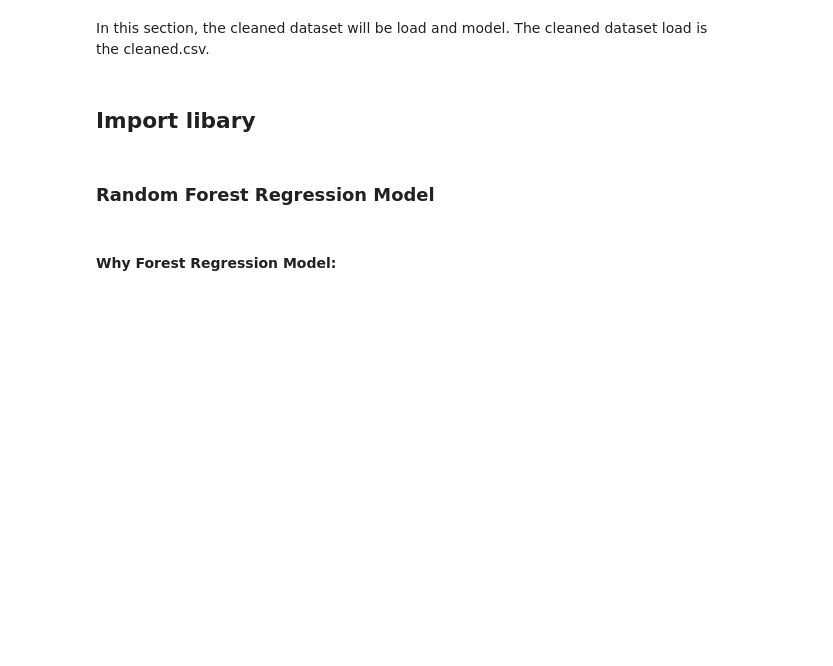
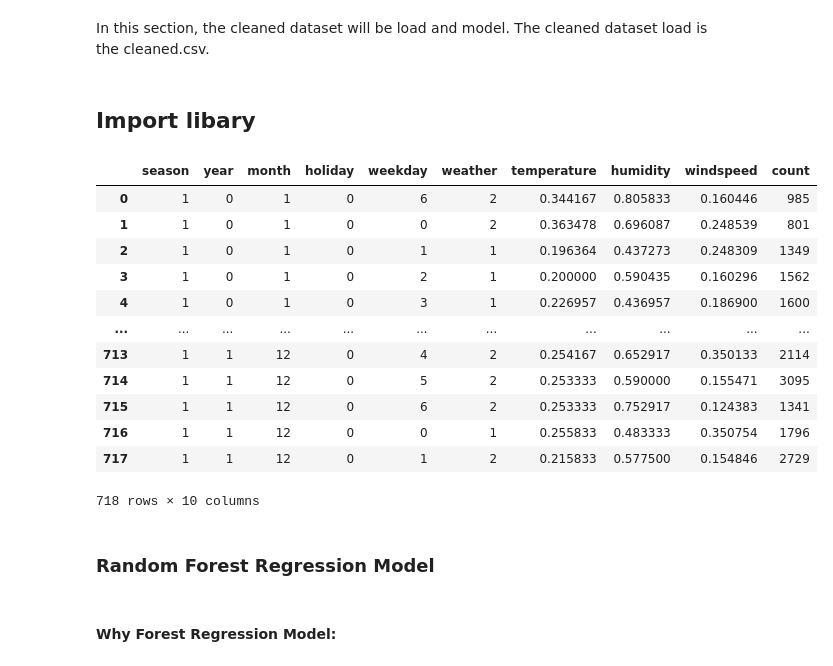
Before and after one commit to lianaling/bike-rental-forecast, a Jupyter notebook: notebooks/RandomForestRegressor.ipynb, the cells around one changed output. Cells and saved outputs as stored; diff of their text form; code cells hidden in the pictures; blank space fills up the shorter version.

```diff
--- a/notebooks/RandomForestRegressor.ipynb
+++ b/notebooks/RandomForestRegressor.ipynb
@@ -24,12 +25,13 @@ from sklearn.metrics import accuracy_score
 from sklearn.metrics import classification_report
 # %%
 # Cleaned data
-data = pd.read_csv("../dataset/df_day_data.csv")
+df_day_data = pd.read_csv("../dataset/df_day_data.csv")
+data = df_day_data.drop(['casualuser', 'registereduser'], axis=1)
 X_actual = data.iloc[:, 2:3].values
-Y_actual = data.iloc[:, 11].values
+Y_actual = data.iloc[:, 9].values
 
-X_bike = data.drop(['casualuser', 'registereduser', 'count'], axis=1)
-y_bike = data['count']
+X_bike = pd.read_csv("../dataset/X_bike.csv")
+Y_bike = pd.read_csv("../dataset/Y_bike.csv")
 
 # With outliers
 X_train = pd.read_csv("../dataset/with_outliers/X_train.csv")
@@ -59,3 +80,19 @@ no_Y_test = no_Y_test.drop(columns=['Unnamed: 0'])
+# %%
+data
+# %% [output]
+|  | season | year | month | holiday | weekday | weather | temperature | humidity | windspeed | count |
+| 0 | 1 | 0 | 1 | 0 | 6 | 2 | 0.344167 | 0.805833 | 0.160446 | 985 |
+| 1 | 1 | 0 | 1 | 0 | 0 | 2 | 0.363478 | 0.696087 | 0.248539 | 801 |
+| 2 | 1 | 0 | 1 | 0 | 1 | 1 | 0.196364 | 0.437273 | 0.248309 | 1349 |
+| 3 | 1 | 0 | 1 | 0 | 2 | 1 | 0.200000 | 0.590435 | 0.160296 | 1562 |
+| 4 | 1 | 0 | 1 | 0 | 3 | 1 | 0.226957 | 0.436957 | 0.186900 | 1600 |
+| ... | ... | ... | ... | ... | ... | ... | ... | ... | ... | ... |
+| 713 | 1 | 1 | 12 | 0 | 4 | 2 | 0.254167 | 0.652917 | 0.350133 | 2114 |
+| 714 | 1 | 1 | 12 | 0 | 5 | 2 | 0.253333 | 0.590000 | 0.155471 | 3095 |
+| 715 | 1 | 1 | 12 | 0 | 6 | 2 | 0.253333 | 0.752917 | 0.124383 | 1341 |
+| 716 | 1 | 1 | 12 | 0 | 0 | 1 | 0.255833 | 0.483333 | 0.350754 | 1796 |
+| 717 | 1 | 1 | 12 | 0 | 1 | 2 | 0.215833 | 0.577500 | 0.154846 | 2729 |
+718 rows × 10 columns
 # %% [markdown]
 ### Random Forest Regression Model
 # %% [markdown]
```
Also changed, not shown: parts of 18 cells of this notebook, 3 other files.
